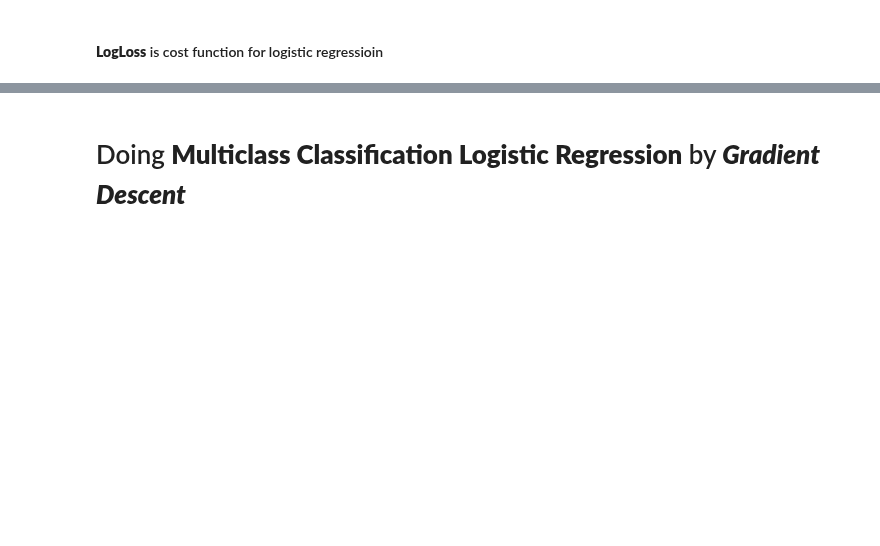
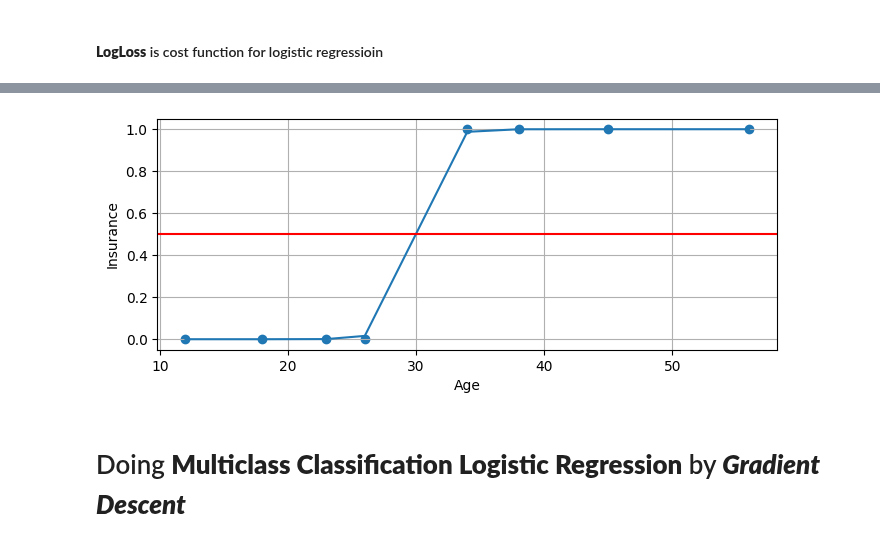
Before and after one commit to albertodavincishekhawat/BasicMachineLearning, a Jupyter notebook: 3.GradiantDescent.ipynb, the cells around one changed output, grey strips where cells are left out. Cells and saved outputs as stored; diff of their text form; code cells hidden in the pictures; blank space fills up the shorter version.

```diff
--- a/3.GradiantDescent.ipynb
+++ b/3.GradiantDescent.ipynb
@@ -136,0 +136,2 @@ NameError: name 'prediction' is not defined
+# %%
+predictions = 1/(1+np.exp(-(m*age+c)))
@@ -137,2 +179,13 @@ NameError: name 'prediction' is not defined
+# %%
+plt.figure(figsize=(8, 3))
+plt.scatter(age, insurance, marker="o")
+plt.plot(sorted(age), sorted(predictions))
+plt.xlabel("Age")
+plt.axhline(0.5, color="red")
+plt.ylabel("Insurance")
+plt.grid()
+plt.show()
+# %% [output]
+[figure, added]
 # %% [markdown]
 # Doing **Multiclass Classification Logistic Regression** by ***Gradient Descent***
```
Also changed, not shown: parts of 19 cells of this notebook, 1 other file.
